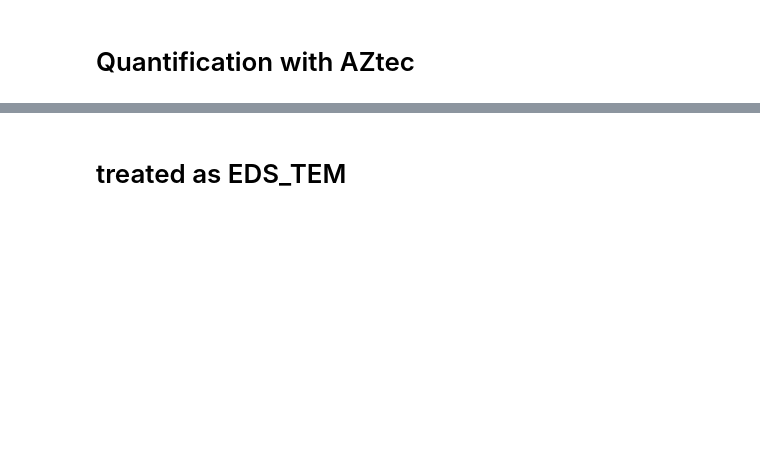
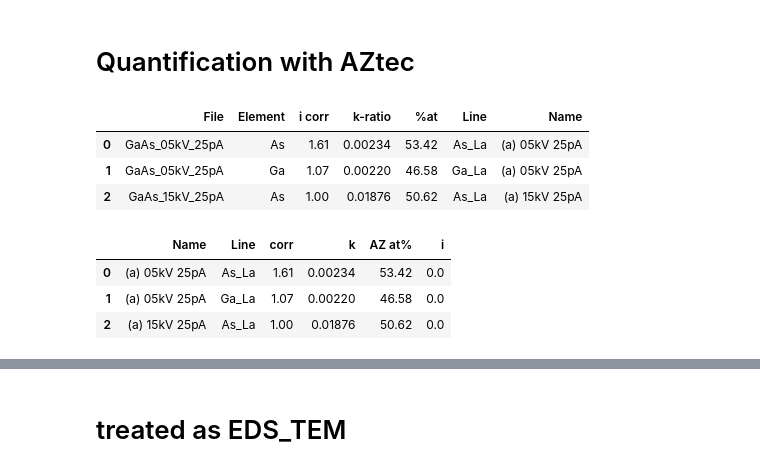
Before and after one commit to brynjarmorka/sem-eds-qc, a Jupyter notebook: quantitative_initial.ipynb, the cells around one changed output, grey strips where cells are left out. Cells and saved outputs as stored; diff of their text form; code cells hidden in the pictures; blank space fills up the shorter version.

```diff
--- a/quantitative_initial.ipynb
+++ b/quantitative_initial.ipynb
@@ -25,26 +25,33 @@ files = os.listdir(path)
 # Quantification with AZtec
 # %%
 aztec_file = '../../Masteroppgave/2023-03-08_EDS-Apreo/AZtec k-factors and quantification.xlsx'
-nans = np.array([0,3,6,9,10,11,12,15,16,19,22,25,28,31,34,37,40,43,46,49,52,55,56,57,60])+1
-df = pd.read_excel(aztec_file, sheet_name=4, skiprows=nans)
+df = pd.read_excel(aztec_file, sheet_name=4)
 # %%
 df['Name'] = df['File']
 df['Name'] = df['Name'].str.replace('_', ' ')
 df['Name'] = df['Name'].str.replace('GaAs', '(a)')
 df['Name'] = df['Name'].str.replace('GaSb', '(b)')
 df['Name'] = df['Name'].str.replace('processTime', 'PT')
 df['Name'] = df['Name'].str.replace('scratched', 'scr')
-df['Line'] = df['Element'] + '_' + df['Line series'] + 'a'
-df['Line'] = df['Line'].str.replace(' ', '')
 df.head(3)
+# %% [output]
+|  | File | Element | i corr | k-ratio | %at | Line | Name |
+| 0 | GaAs_05kV_25pA | As | 1.61 | 0.00234 | 53.42 | As_La | (a) 05kV 25pA |
+| 1 | GaAs_05kV_25pA | Ga | 1.07 | 0.00220 | 46.58 | Ga_La | (a) 05kV 25pA |
+| 2 | GaAs_15kV_25pA | As | 1.00 | 0.01876 | 50.62 | As_La | (a) 15kV 25pA |
 # %%
 # make df2 as a deep copy of df
 df2 = df.copy()
 # drop all columns except Name, Line, Int. correction, k-ratio, %at
-df2 = df2[['Name', 'Line', 'Int. correction', 'k-ratio', '%at']]
+df2 = df2[['Name', 'Line', 'i corr', 'k-ratio', '%at']]
 # rename columns
 df2['i'] = 0.0
 df2.columns = ['Name', 'Line', 'corr', 'k', 'AZ at%', 'i']
 df2.head(3)
+# %% [output]
+|  | Name | Line | corr | k | AZ at% | i |
+| 0 | (a) 05kV 25pA | As_La | 1.61 | 0.00234 | 53.42 | 0.0 |
+| 1 | (a) 05kV 25pA | Ga_La | 1.07 | 0.00220 | 46.58 | 0.0 |
+| 2 | (a) 15kV 25pA | As_La | 1.00 | 0.01876 | 50.62 | 0.0 |
 # %%
 # plot '%at' col with "Line" as color
```
Also changed, not shown: parts of 7 cells of this notebook, 2 other files.
